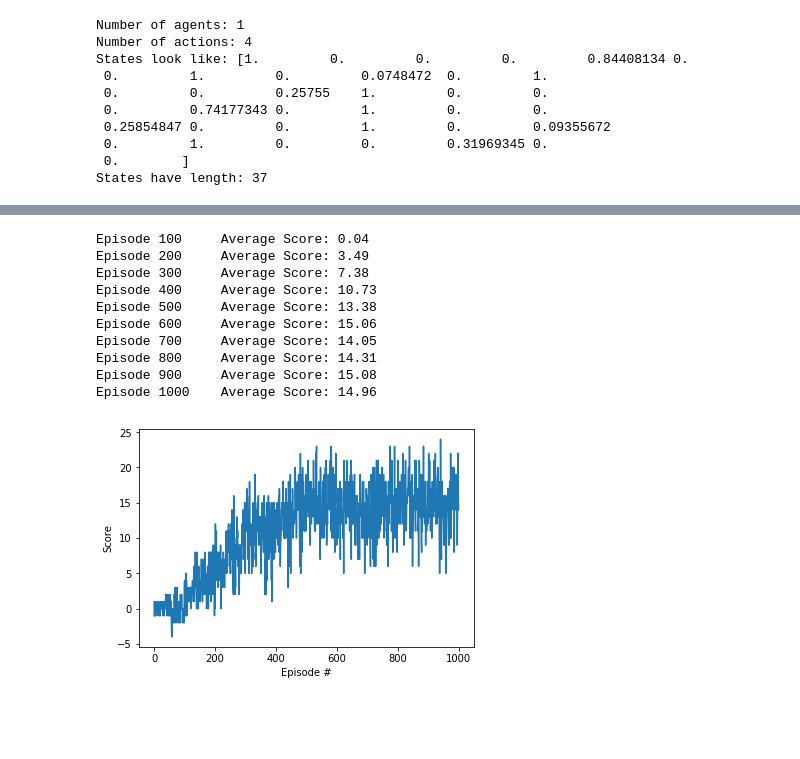
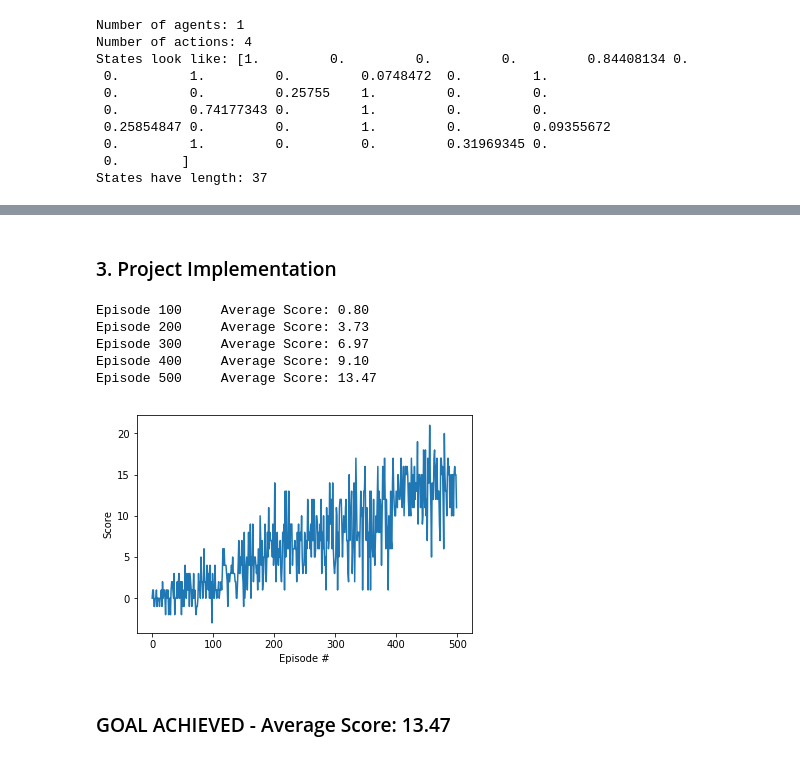
Before and after one commit to billwebb/deep-reinforcement-learning, a Jupyter notebook: p1_navigation/Navigation.ipynb, the cells around one changed output, grey strips where cells are left out. Drawn from its saved outputs; the diff is of its cells as text; code cells hidden in the pictures; blank space fills up the shorter version.

Commit message:
project 1 submission

```diff
--- a/p1_navigation/Navigation.ipynb
+++ b/p1_navigation/Navigation.ipynb
@@ -101,16 +78,0 @@ Of course, as part of the project, you'll have to change the code so that the ag
-# %%
-env_info = env.reset(train_mode=False)[brain_name] # reset the environment
-state = env_info.vector_observations[0]            # get the current state
-score = 0                                          # initialize the score
-while True:
-    action = np.random.randint(action_size)        # select an action
-    env_info = env.step(action)[brain_name]        # send the action to the environment
-    next_state = env_info.vector_observations[0]   # get the next state
-    reward = env_info.rewards[0]                   # get the reward
-    done = env_info.local_done[0]                  # see if episode has finished
-    score += reward                                # update the score
-    state = next_state                             # roll over the state to next time step
-    if done:                                       # exit loop if episode finished
-        break
-
-print("Score: {}".format(score))
@@ -130,10 +79,12 @@ env_info = env.reset(train_mode=True)[brain_name]
+# %% [markdown]
+### 3. Project Implementation
 # %%
 from dqn_agent import Agent
 from collections import deque
 import matplotlib.pyplot as plt
 %matplotlib inline
 
-def dqn(agent, n_episodes=1000, max_t=1000, eps_start=1.0, eps_end=0.01, eps_decay=0.995):
+def dqn(agent, n_episodes=500, max_t=1000, eps_start=1.0, eps_end=0.01, eps_decay=0.995):
     """Deep Q-Learning.
 
     Params
@@ -159,41 +110,38 @@ def dqn(agent, n_episodes=1000, max_t=1000, eps_start=1.0, eps_end=0.01, eps_dec
             done = env_info.local_done[0]                  # see if episode has finished
             agent.step(state, action, reward, next_state, done)
             state = next_state
             score += reward
             if done:
                 break
         scores_window.append(score)       # save most recent score
         scores.append(score)              # save most recent score
         eps = max(eps_end, eps_decay*eps) # decrease epsilon
         print('\rEpisode {}\tAverage Score: {:.2f}'.format(i_episode, np.mean(scores_window)), end="")
         if i_episode % 100 == 0:
             print('\rEpisode {}\tAverage Score: {:.2f}'.format(i_episode, np.mean(scores_window)))
         if np.mean(scores_window)>=200.0:
             print('\nEnvironment solved in {:d} episodes!\tAverage Score: {:.2f}'.format(i_episode-100, np.mean(scores_window)))
             torch.save(agent.qnetwork_local.state_dict(), 'checkpoint.pth')
             break
     return scores
 
 agent = Agent(state_size=len(env_info.vector_observations[0]), action_size=brain.vector_action_space_size, seed=0)
 
 scores = dqn(agent)
 
 # plot the scores
 fig = plt.figure()
 ax = fig.add_subplot(111)
 plt.plot(np.arange(len(scores)), scores)
 plt.ylabel('Score')
 plt.xlabel('Episode #')
 plt.show()
 # %% [output]
-Episode 100     Average Score: 0.04
-Episode 200     Average Score: 3.49
-Episode 300     Average Score: 7.38
-Episode 400     Average Score: 10.73
-Episode 500     Average Score: 13.38
-Episode 600     Average Score: 15.06
-Episode 700     Average Score: 14.05
-Episode 800     Average Score: 14.31
-Episode 900     Average Score: 15.08
-Episode 1000    Average Score: 14.96
+Episode 100     Average Score: 0.80
+Episode 200     Average Score: 3.73
+Episode 300     Average Score: 6.97
+Episode 400     Average Score: 9.10
+Episode 500     Average Score: 13.47
-[figure, old version]
+[figure, new version]
+# %% [markdown]
+### GOAL ACHIEVED - Average Score: 13.47
```
Also changed, not shown: parts of 11 cells of this notebook, 3 other files.
